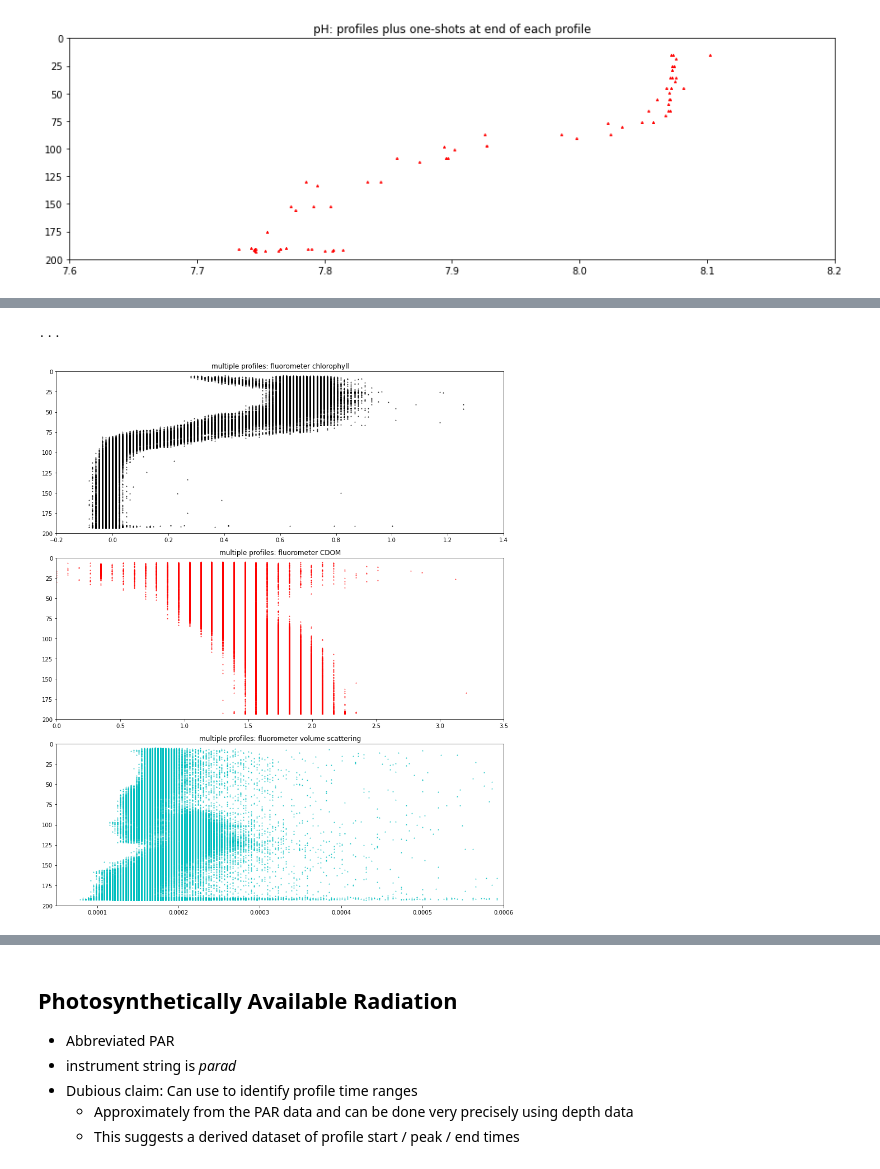
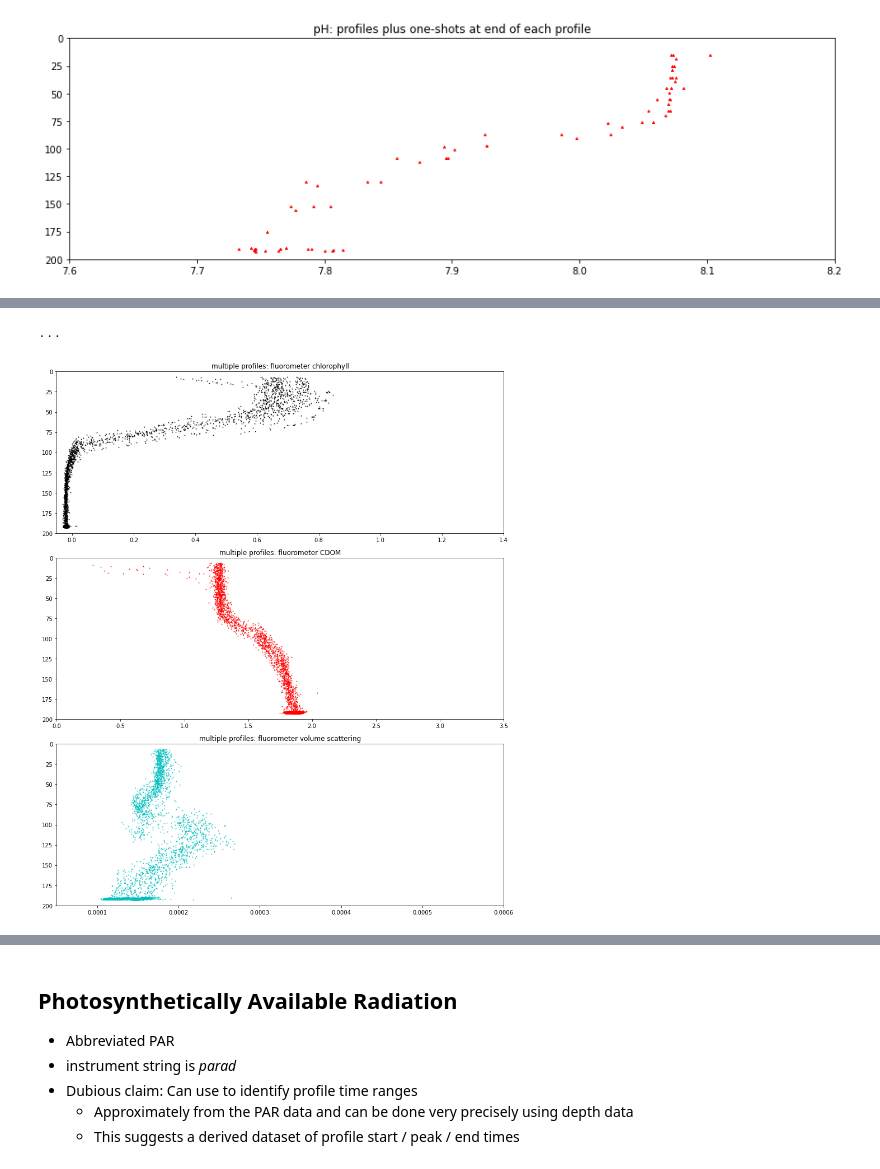
Before and after one commit to lsetiawan/ocean, a Jupyter notebook: Ocean 01 A Photic Zone CTD.ipynb, the cells around one changed output, grey strips where cells are left out. Cells and saved outputs as stored; diff of their text form; code cells hidden in the pictures.

```diff
--- a/Ocean 01 A Photic Zone CTD.ipynb
+++ b/Ocean 01 A Photic Zone CTD.ipynb
@@ -290,0 +265,5 @@ Attributes:
+# %%
+fluorometer_source = './data/rca/fluorescence/'
+fluorometer_data = 'osb_sp_fluor_jan2019.nc'
+ds_Fluorometer = xr.open_dataset(fluorometer_source + fluorometer_data)
+ds_Fluorometer
@@ -291,33 +287,33 @@ Attributes:
 # %%
-fluor_chlor_lower_bound = -.2
+fluor_chlor_lower_bound = -.05
 fluor_chlor_upper_bound = 1.4
 fluor_cdom_lower_bound = 0.
 fluor_cdom_upper_bound = 3.5
 fluor_vscat_lower_bound = 0.00005
 fluor_vscat_upper_bound = 0.0006
 
-ds_Fluorometer_time_slice = ds_Fluorometer.sel(time=slice(dt64(time_slice_start), dt64(time_slice_end)))
+ds_Fluorometer_time_slice = ds_Fluorometer.sel(time=slice(time0, time1))
 
 fig, axs = plt.subplots(3,1,figsize=(12,14), tight_layout=True)
 axs[0].scatter(ds_Fluorometer_time_slice.fluorometric_chlorophyll_a, \
             ds_Fluorometer_time_slice.int_ctd_pressure, \
             marker='^', s = 1., color='k')
 axs[1].scatter(ds_Fluorometer_time_slice.fluorometric_cdom, \
             ds_Fluorometer_time_slice.int_ctd_pressure, \
             marker='^', s = 1., color='r')
 axs[2].scatter(ds_Fluorometer_time_slice.total_volume_scattering_coefficient, \
             ds_Fluorometer_time_slice.int_ctd_pressure, \
             marker='^', s = 1., color='c')
 axs[0].set(xlim = (fluor_chlor_lower_bound, fluor_chlor_upper_bound), \
            ylim = (200., 0.), title='multiple profiles: fluorometer chlorophyll')
 axs[1].set(xlim = (fluor_cdom_lower_bound, fluor_cdom_upper_bound), \
         ylim = (200., 0.), title='multiple profiles: fluorometer CDOM')
 axs[2].set(xlim = (fluor_vscat_lower_bound, fluor_vscat_upper_bound), \
         ylim = (200., 0.), title='multiple profiles: fluorometer volume scattering')
 print('...')
 # %% [output]
 ...
-[figure, old version]
+[figure, new version]
 # %%
 # fails
 # run this to get a check of the units for chlorophyll
```
Also changed, not shown: parts of 14 cells of this notebook, 10 other files.
